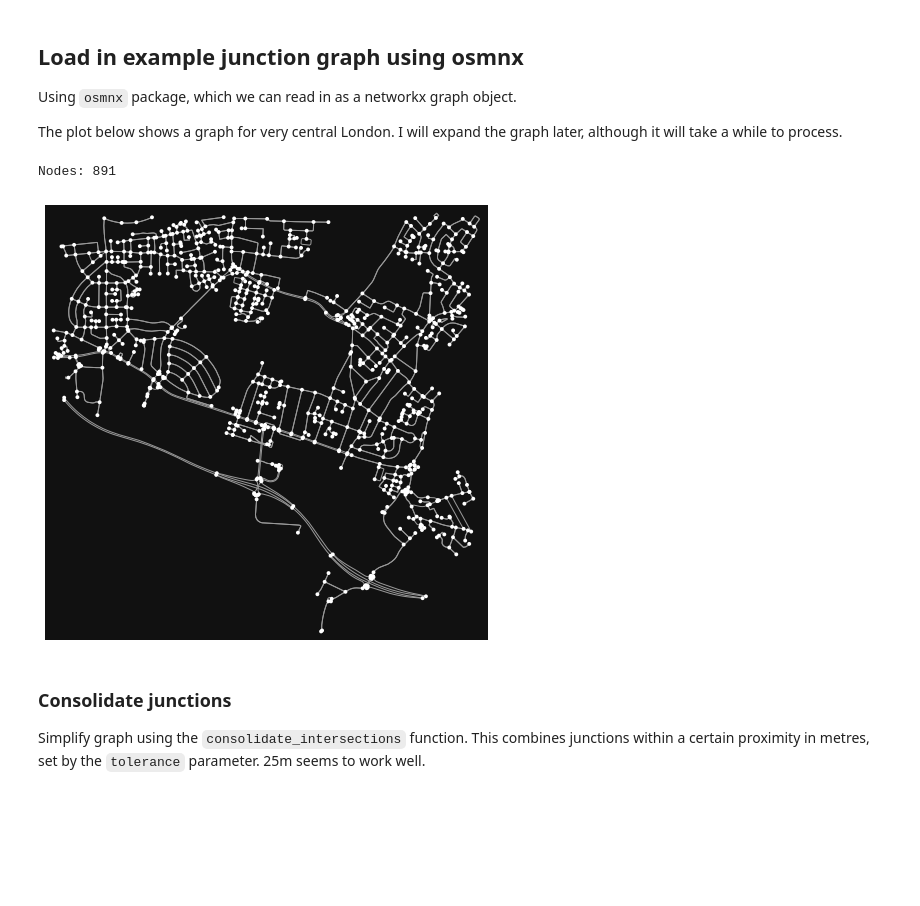
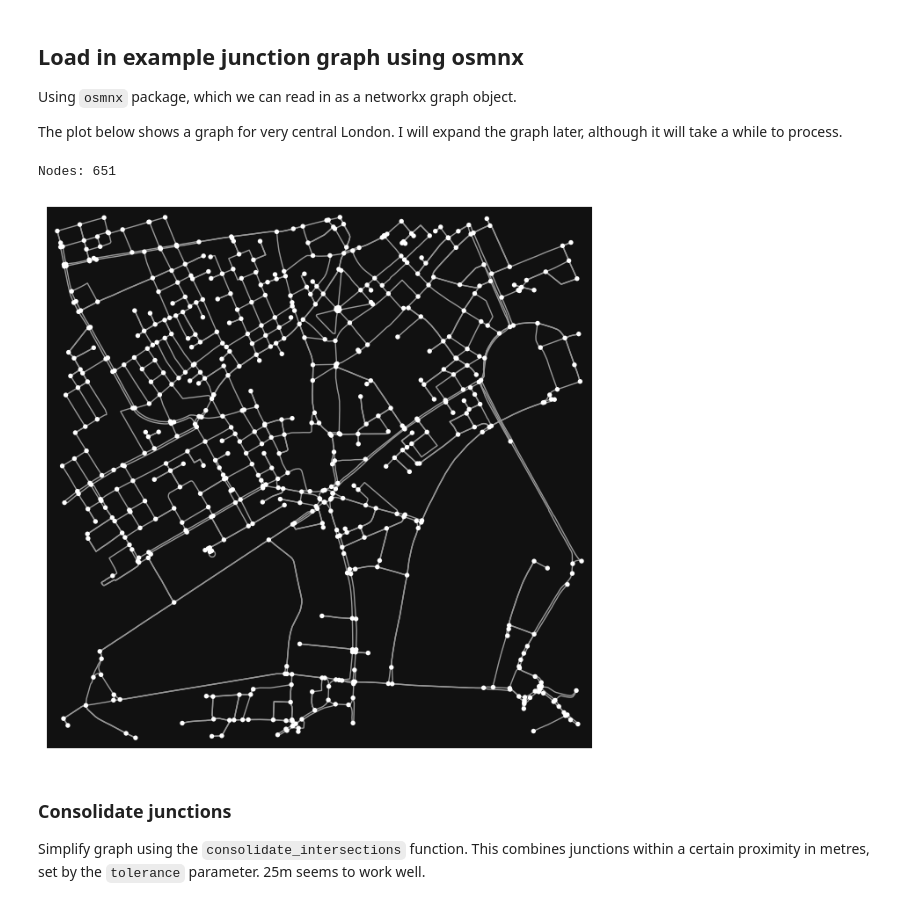
Before and after one commit to londoncyclingcampaign/lcc-dangerous-junctions, a Jupyter notebook: notebooks/junctions-graph.ipynb, the cells around one changed output. Drawn from its saved outputs; the diff is of its cells as text; code cells hidden in the pictures; blank space fills up the shorter version.

```diff
--- a/notebooks/junctions-graph.ipynb
+++ b/notebooks/junctions-graph.ipynb
@@ -60,17 +60,17 @@ The plot below shows a graph for very central London. I will expand the graph la
 # %%
 # test Marsh Way
 G1 = ox.graph_from_address(
-    'Marsh Way, London, UK',
+    'Trafalgar Square, London, UK',
     network_type='drive',
-    dist=2000,
+    dist=1000,
     simplify=True
 )
 
 print(f'Nodes: {len(G1.nodes)}')
 ox.plot_graph(G1);
 # %% [output]
-Nodes: 891
+Nodes: 651
-[figure, old version]
+[figure, new version]
 # %% [markdown]
 ### Consolidate junctions
 
```
Also changed, not shown: parts of 3 cells of this notebook, 1 other file.
